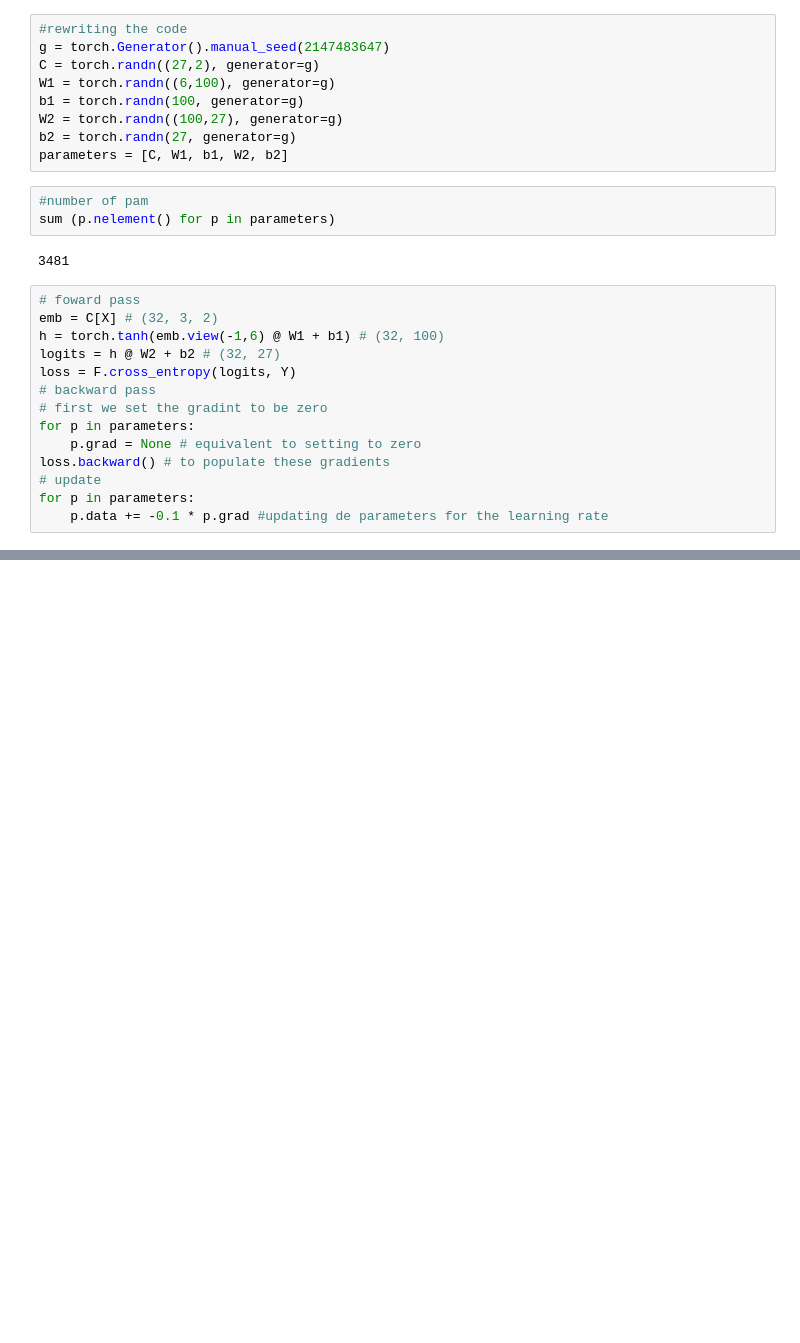
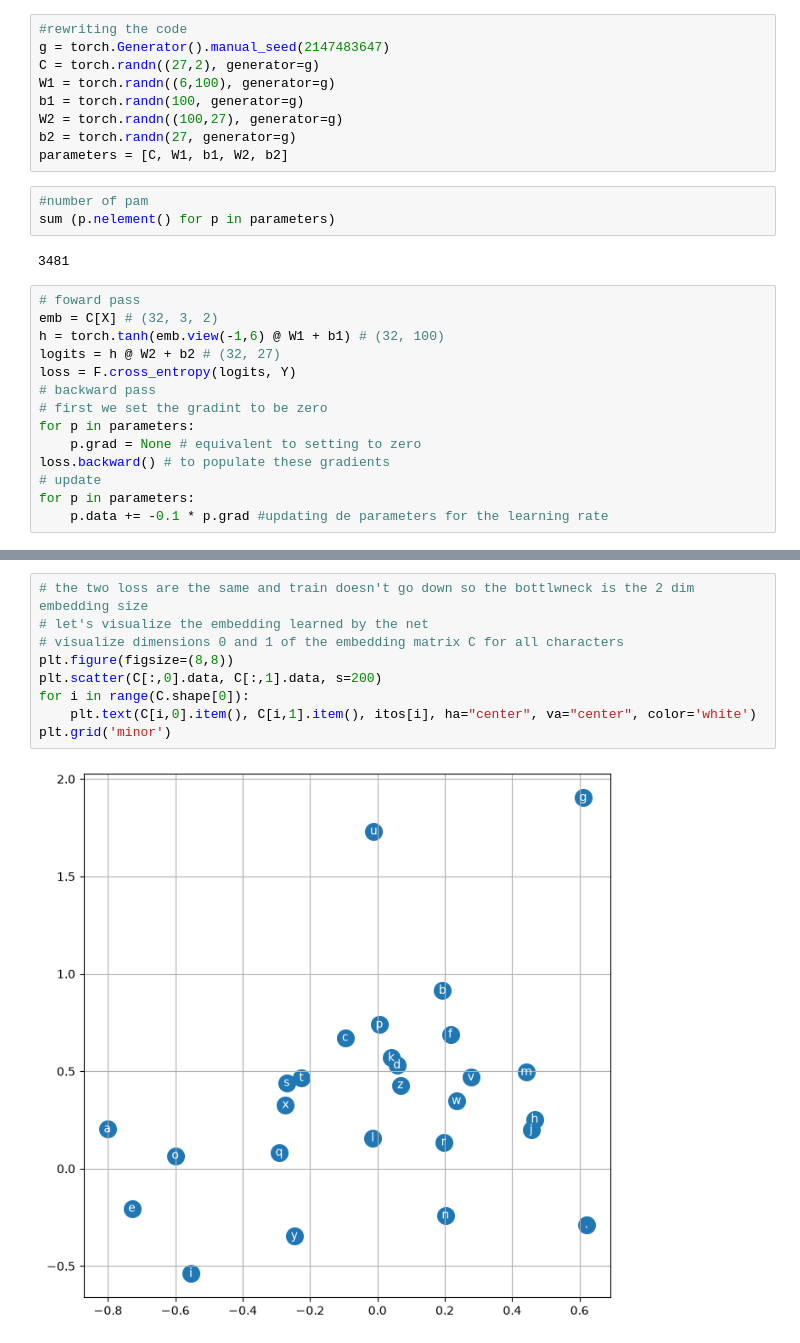
Before and after one commit to fralar-code/autoregressive-lm-lab, a Jupyter notebook: mlp.ipynb, the cells around one changed output, grey strips where cells are left out. Saved outputs shown, nothing was run; the diff lists cells and outputs as text; blank space fills up the shorter version.

```diff
--- a/mlp.ipynb
+++ b/mlp.ipynb
@@ -179,0 +534,11 @@ for _ in range(10):
+# %%
+# the two loss are the same and train doesn't go down so the bottlwneck is the 2 dim embedding size
+# let's visualize the embedding learned by the net
+# visualize dimensions 0 and 1 of the embedding matrix C for all characters
+plt.figure(figsize=(8,8))
+plt.scatter(C[:,0].data, C[:,1].data, s=200)
+for i in range(C.shape[0]):
+    plt.text(C[i,0].item(), C[i,1].item(), itos[i], ha="center", va="center", color='white')
+plt.grid('minor')
+# %% [output]
+[figure, added]
```
Also changed, not shown: parts of 35 cells of this notebook.
